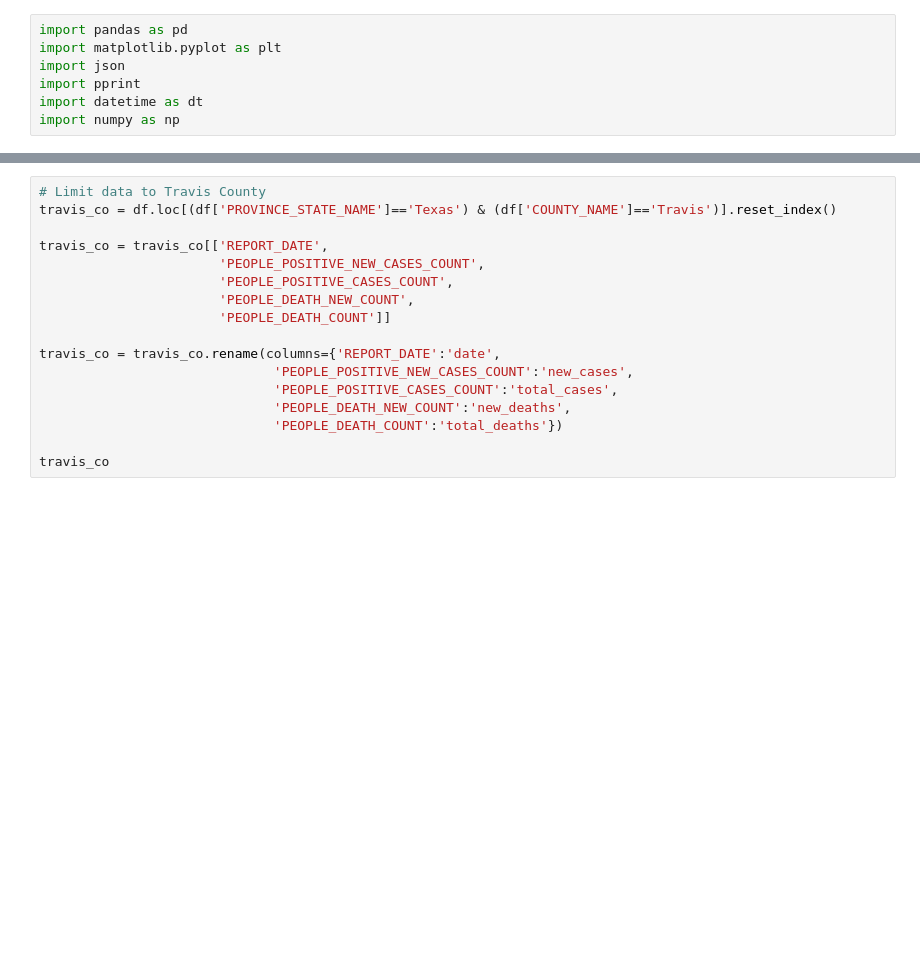
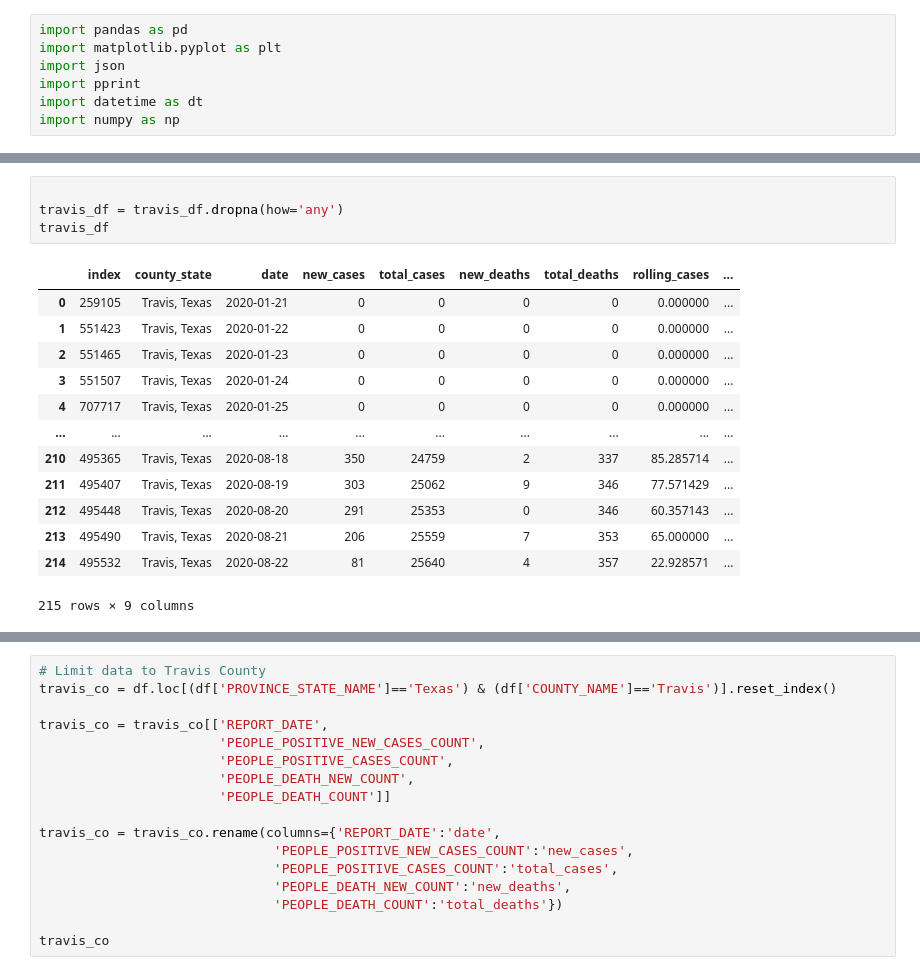
Before and after one commit to travis-tyler/Texas_COVID_app, a Jupyter notebook: exploration/exploration.ipynb, the cells around one changed output, grey strips where cells are left out. Cells and saved outputs as stored; diff of their text form; blank space fills up the shorter version.

```diff
--- a/exploration/exploration.ipynb
+++ b/exploration/exploration.ipynb
@@ -51,0 +81,18 @@ df
+# %%
+
+travis_df = travis_df.dropna(how='any')
+travis_df
+# %% [output]
+|  | index | county_state | date | new_cases | total_cases | new_deaths | total_deaths | rolling_cases | ... |
+| 0 | 259105 | Travis, Texas | 2020-01-21 | 0 | 0 | 0 | 0 | 0.000000 | ... |
+| 1 | 551423 | Travis, Texas | 2020-01-22 | 0 | 0 | 0 | 0 | 0.000000 | ... |
+| 2 | 551465 | Travis, Texas | 2020-01-23 | 0 | 0 | 0 | 0 | 0.000000 | ... |
+| 3 | 551507 | Travis, Texas | 2020-01-24 | 0 | 0 | 0 | 0 | 0.000000 | ... |
+| 4 | 707717 | Travis, Texas | 2020-01-25 | 0 | 0 | 0 | 0 | 0.000000 | ... |
+| ... | ... | ... | ... | ... | ... | ... | ... | ... | ... |
+| 210 | 495365 | Travis, Texas | 2020-08-18 | 350 | 24759 | 2 | 337 | 85.285714 | ... |
+| 211 | 495407 | Travis, Texas | 2020-08-19 | 303 | 25062 | 9 | 346 | 77.571429 | ... |
+| 212 | 495448 | Travis, Texas | 2020-08-20 | 291 | 25353 | 0 | 346 | 60.357143 | ... |
+| 213 | 495490 | Travis, Texas | 2020-08-21 | 206 | 25559 | 7 | 353 | 65.000000 | ... |
+| 214 | 495532 | Travis, Texas | 2020-08-22 | 81 | 25640 | 4 | 357 | 22.928571 | ... |
+215 rows × 9 columns
```
Also changed, not shown: parts of 7 cells of this notebook, 3 other files.
